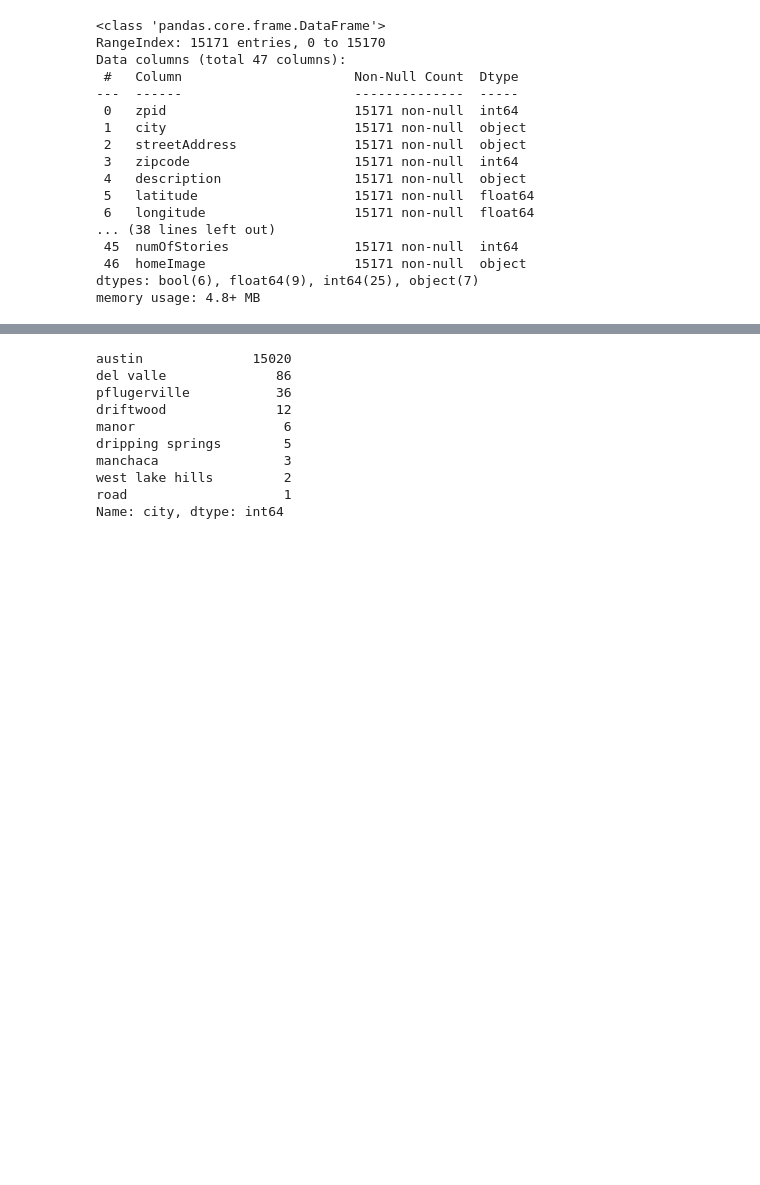
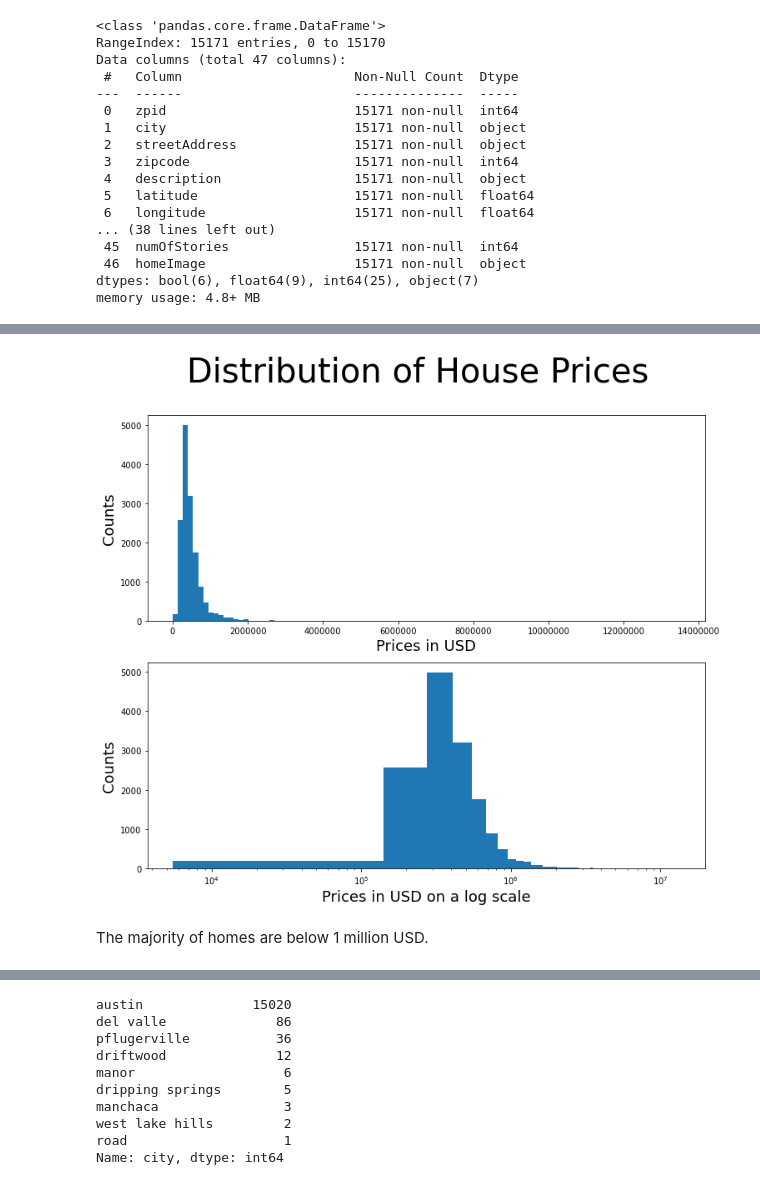
Before and after one commit to sangeetajay/Springboard, a Jupyter notebook: Final_Capstone/1_AH_csv_Data_Wrangling_EDA.ipynb, the cells around one changed output, grey strips where cells are left out. Cells and saved outputs as stored; diff of their text form; code cells hidden in the pictures; blank space fills up the shorter version.

```diff
--- a/Final_Capstone/1_AH_csv_Data_Wrangling_EDA.ipynb
+++ b/Final_Capstone/1_AH_csv_Data_Wrangling_EDA.ipynb
@@ -58,0 +126,29 @@ memory usage: 4.8+ MB
+# %%
+# Plotting the distribution of the prices
+fig, (ax1,ax2) = plt.subplots(2,1)
+plt.rcParams["figure.figsize"] = (12,10)
+fig.suptitle('Distribution of House Prices', fontsize=40)
+
+
+ax1.hist(df['latestPrice'], bins=100)
+#ax1.ticklabel_format(style='sci')
+#ax.set_xscale('log')
+
+#ax1.set_title('')
+ax1.set_ylabel('Counts',fontsize=18)
+ax1.set_xlabel('Prices in USD', fontsize=18)
+ax1.ticklabel_format(style='plain')
+
+ax2.hist(df['latestPrice'], bins=100)
+
+ax2.set_xscale('log')
+#ax2.ticklabel_format(style='plain')
+#ax2.set_title('Distribution of House Prices')
+ax2.set_ylabel('Counts',fontsize=18)
+ax2.set_xlabel('Prices in USD on a log scale', fontsize=18)
+
+plt.show()
+# %% [output]
+[figure, added]
+# %% [markdown]
+The majority of homes are below 1 million USD.
```
Also changed, not shown: parts of 43 cells of this notebook.
